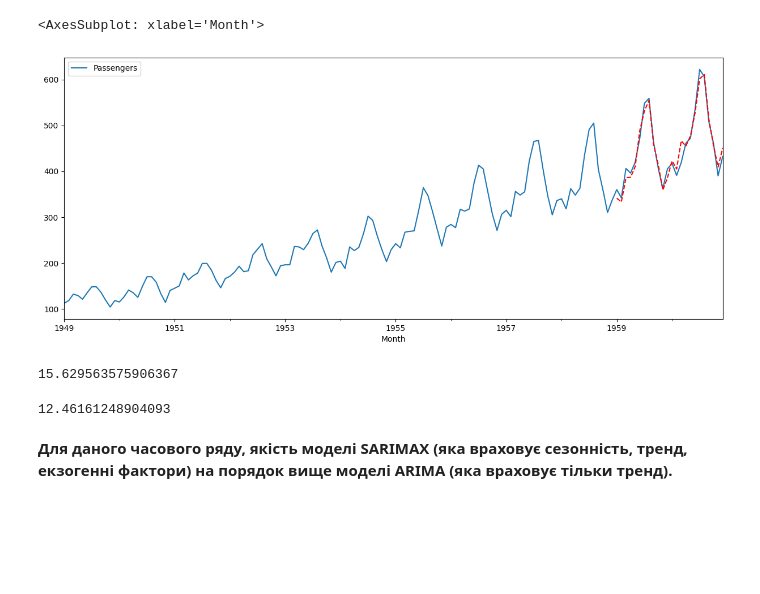
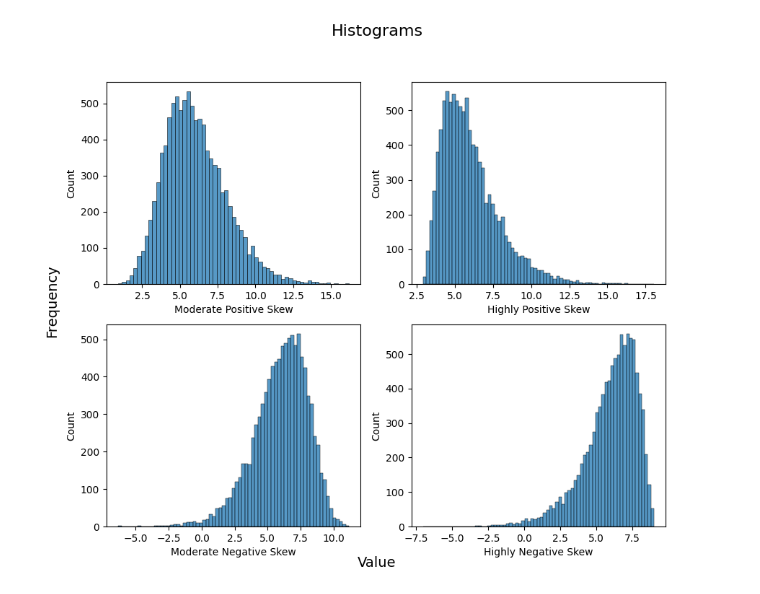
Before and after one commit to OleksandrKryvoruk/dz_54, a Jupyter notebook: 1.ipynb, the cells around one changed output. Saved outputs shown, nothing was run; the diff lists cells and outputs as text; code cells hidden in the pictures; blank space fills up the shorter version.

```diff
--- a/1.ipynb
+++ b/1.ipynb
@@ -86,4 +59,0 @@ array([1.        , 0.94804734, 0.87557484, 0.80668116, 0.75262542,
-# %%
-matplotlib.rcParams['figure.figsize']=[10,3]
-plot_acf(df.Passengers)
-pyplot.show()
@@ -97,4 +59,0 @@ array([ 1.        ,  0.95467704, -0.26527732,  0.05546955])
-# %%
-matplotlib.rcParams['figure.figsize']=[10,3]
-plot_pacf(df.Passengers)
-pyplot.show()
@@ -159,7 +59,0 @@ metrics.rmse(comp, pred)
-# %%
-from statsmodels.tsa.seasonal import seasonal_decompose
-
-result_A = seasonal_decompose(df.Passengers, model='additive-increasing', extrapolate_trend=12)
-
-plt.rcParams.update({'figure.figsize': (10,10)})
-result_A.plot().suptitle('Additive-increasing model', y=1.05)
@@ -215,16 +60,17 @@ pred = results.predict('1959', '1960-12-01', typ='levels')
-# %%
-df.plot(figsize=(15, 6))
-pred.plot(style='r--')
-# %% [output]
-<AxesSubplot: xlabel='Month'>
-[figure, removed]
-# %%
-metrics.rmse(comp, pred)
-# %% [output]
-15.629563575906367
-# %%
-metrics.mae(comp, pred)
-# %% [output]
-12.46161248904093
-# %% [markdown]
-**Для даного часового ряду, якість моделі SARIMAX (яка враховує сезонність, тренд, екзогенні фактори) на порядок вище моделі ARIMA (яка враховує тільки тренд).**
+# %%
+column = df.columns
+
+fig, axes = plt.subplots(nrows=2, ncols=2, figsize=(10, 8))
+
+sns.histplot(data=df[column[0]], ax=axes[0, 0])
+sns.histplot(data=df[column[1]], ax=axes[0, 1])
+sns.histplot(data=df[column[2]], ax=axes[1, 0])
+sns.histplot(data=df[column[3]], ax=axes[1, 1])
+
+fig.suptitle("Histograms", fontsize=16)
+fig.text(0.5, 0.04, "Value", ha='center', fontsize=14)
+fig.text(0.04, 0.5, 'Frequency', va='center', rotation='vertical', fontsize=14)
+
+plt.show()
+# %% [output]
+[figure, added]
```
Also changed, not shown: parts of 42 cells of this notebook, 2 other files.
